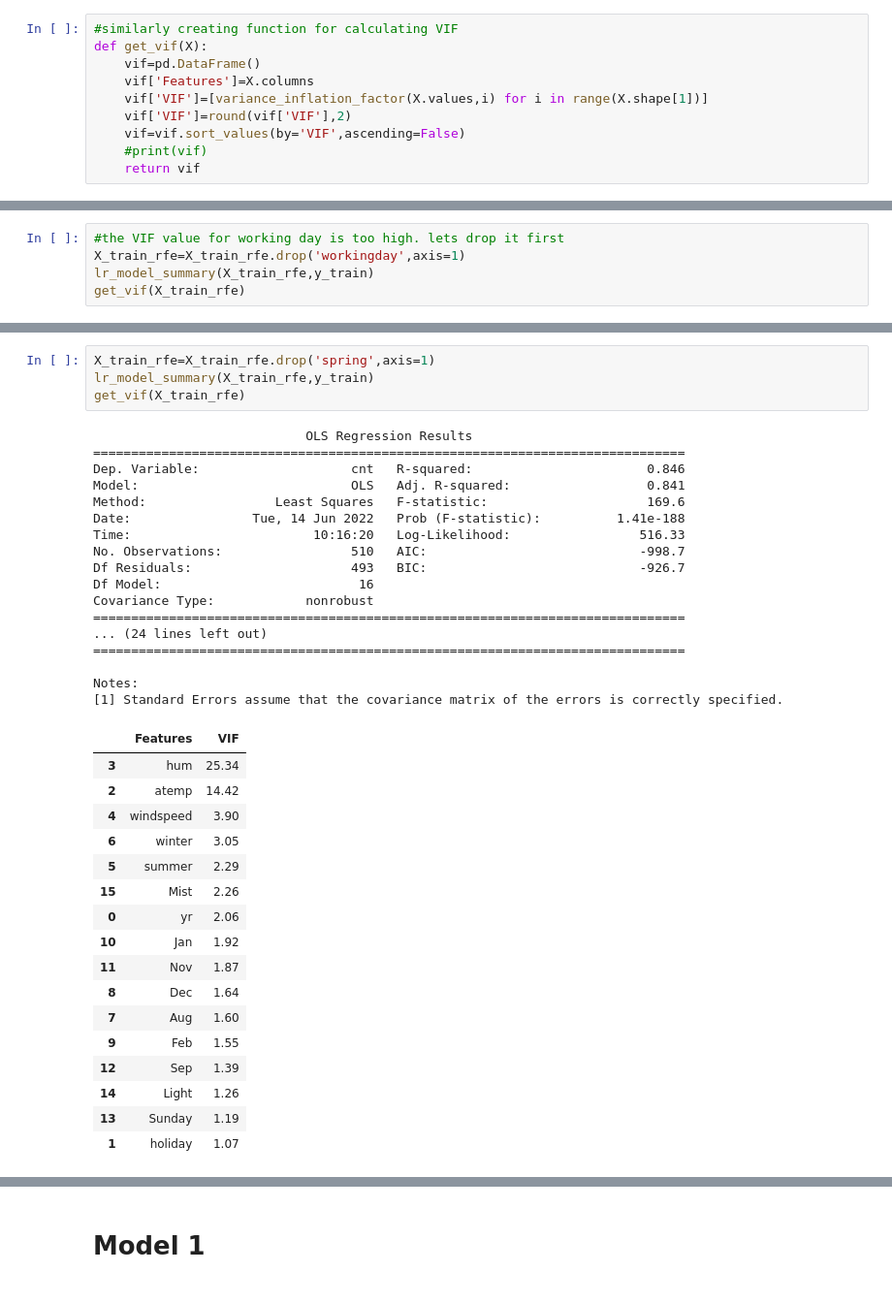
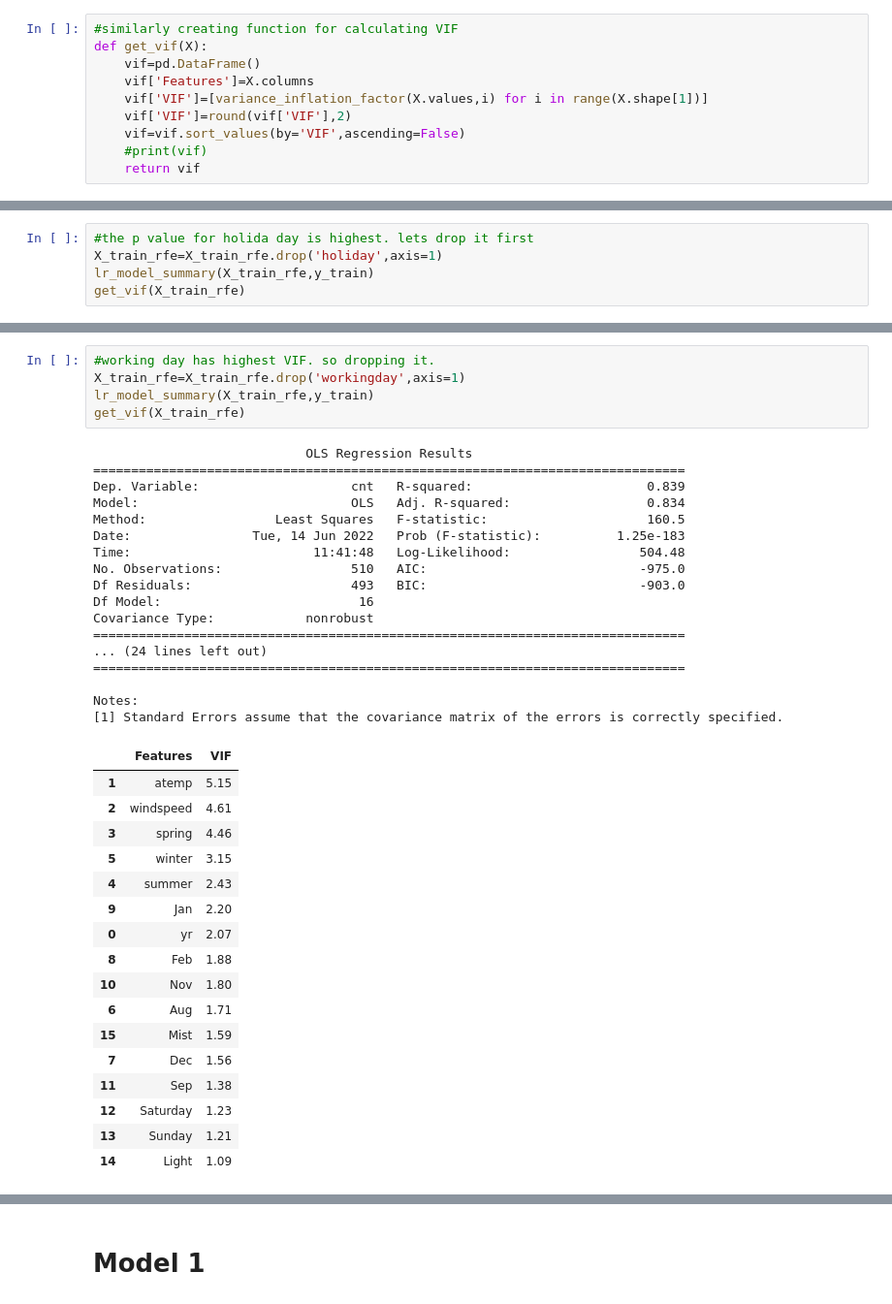
Before and after one commit to simplyshravan/Bike-Sharing-Assignment, a Jupyter notebook: Bike Sharing Assignment.ipynb, the cells around one changed output, grey strips where cells are left out. Shown at 97% size. Drawn from its saved outputs; the diff is of its cells as text.

Commit message:
modified the method for model

```diff
--- a/Bike Sharing Assignment.ipynb
+++ b/Bike Sharing Assignment.ipynb
@@ -421,8 +429,8 @@ strong multicollinearity problems or that the design matrix is singular.
 | 5 | windspeed | 1.23 |
 | 0 | yr | 1.04 |
 # %%
-#the VIF value for working day is too high. lets drop it first
-X_train_rfe=X_train_rfe.drop('workingday',axis=1)
+#the p value for holida day is highest. lets drop it first
+X_train_rfe=X_train_rfe.drop('holiday',axis=1)
 lr_model_summary(X_train_rfe,y_train)
 get_vif(X_train_rfe)
 # %% [output]
@@ -542,40 +551,41 @@ Notes:
 # %%
-X_train_rfe=X_train_rfe.drop('spring',axis=1)
+#working day has highest VIF. so dropping it.
+X_train_rfe=X_train_rfe.drop('workingday',axis=1)
 lr_model_summary(X_train_rfe,y_train)
 get_vif(X_train_rfe)
 # %% [output]
                             OLS Regression Results
 ==============================================================================
-Dep. Variable:                    cnt   R-squared:                       0.846
-Model:                            OLS   Adj. R-squared:                  0.841
-Method:                 Least Squares   F-statistic:                     169.6
-Date:                Tue, 14 Jun 2022   Prob (F-statistic):          1.41e-188
-Time:                        10:16:20   Log-Likelihood:                 516.33
-No. Observations:                 510   AIC:                            -998.7
-Df Residuals:                     493   BIC:                            -926.7
+Dep. Variable:                    cnt   R-squared:                       0.839
+Model:                            OLS   Adj. R-squared:                  0.834
+Method:                 Least Squares   F-statistic:                     160.5
+Date:                Tue, 14 Jun 2022   Prob (F-statistic):          1.25e-183
+Time:                        11:41:48   Log-Likelihood:                 504.48
+No. Observations:                 510   AIC:                            -975.0
+Df Residuals:                     493   BIC:                            -903.0
 Df Model:                          16
 Covariance Type:            nonrobust
 ==============================================================================
 ... (24 lines left out)
 ==============================================================================
 
 Notes:
 [1] Standard Errors assume that the covariance matrix of the errors is correctly specified.
 |  | Features | VIF |
-| 3 | hum | 25.34 |
-| 2 | atemp | 14.42 |
-| 4 | windspeed | 3.90 |
-| 6 | winter | 3.05 |
-| 5 | summer | 2.29 |
-| 15 | Mist | 2.26 |
-| 0 | yr | 2.06 |
-| 10 | Jan | 1.92 |
-| 11 | Nov | 1.87 |
-| 8 | Dec | 1.64 |
-| 7 | Aug | 1.60 |
-| 9 | Feb | 1.55 |
-| 12 | Sep | 1.39 |
-| 14 | Light | 1.26 |
-| 13 | Sunday | 1.19 |
-| 1 | holiday | 1.07 |
+| 1 | atemp | 5.15 |
+| 2 | windspeed | 4.61 |
+| 3 | spring | 4.46 |
+| 5 | winter | 3.15 |
+| 4 | summer | 2.43 |
+| 9 | Jan | 2.20 |
+| 0 | yr | 2.07 |
+| 8 | Feb | 1.88 |
+| 10 | Nov | 1.80 |
+| 6 | Aug | 1.71 |
+| 15 | Mist | 1.59 |
+| 7 | Dec | 1.56 |
+| 11 | Sep | 1.38 |
+| 12 | Saturday | 1.23 |
+| 13 | Sunday | 1.21 |
+| 14 | Light | 1.09 |
 # %%
```
Also changed, not shown: parts of 56 cells of this notebook.
